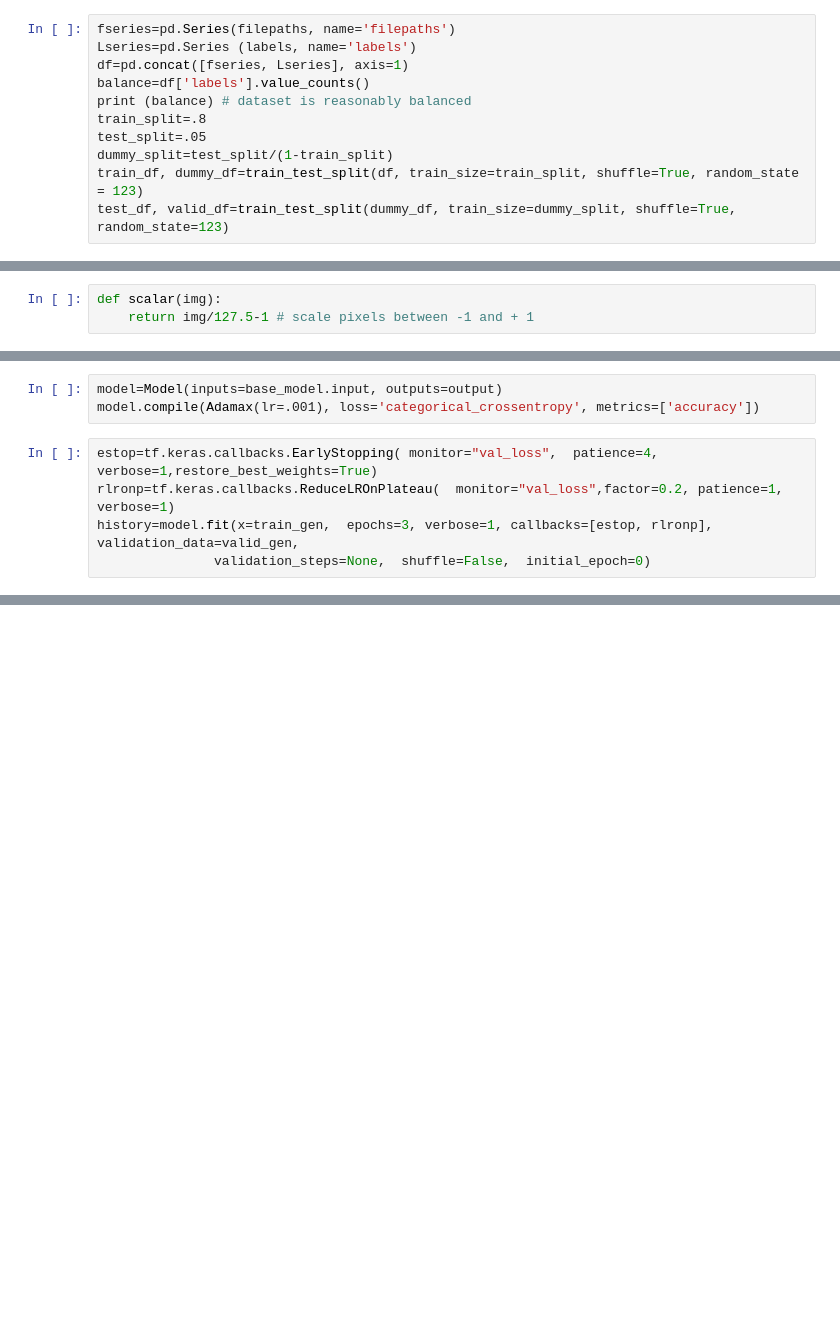
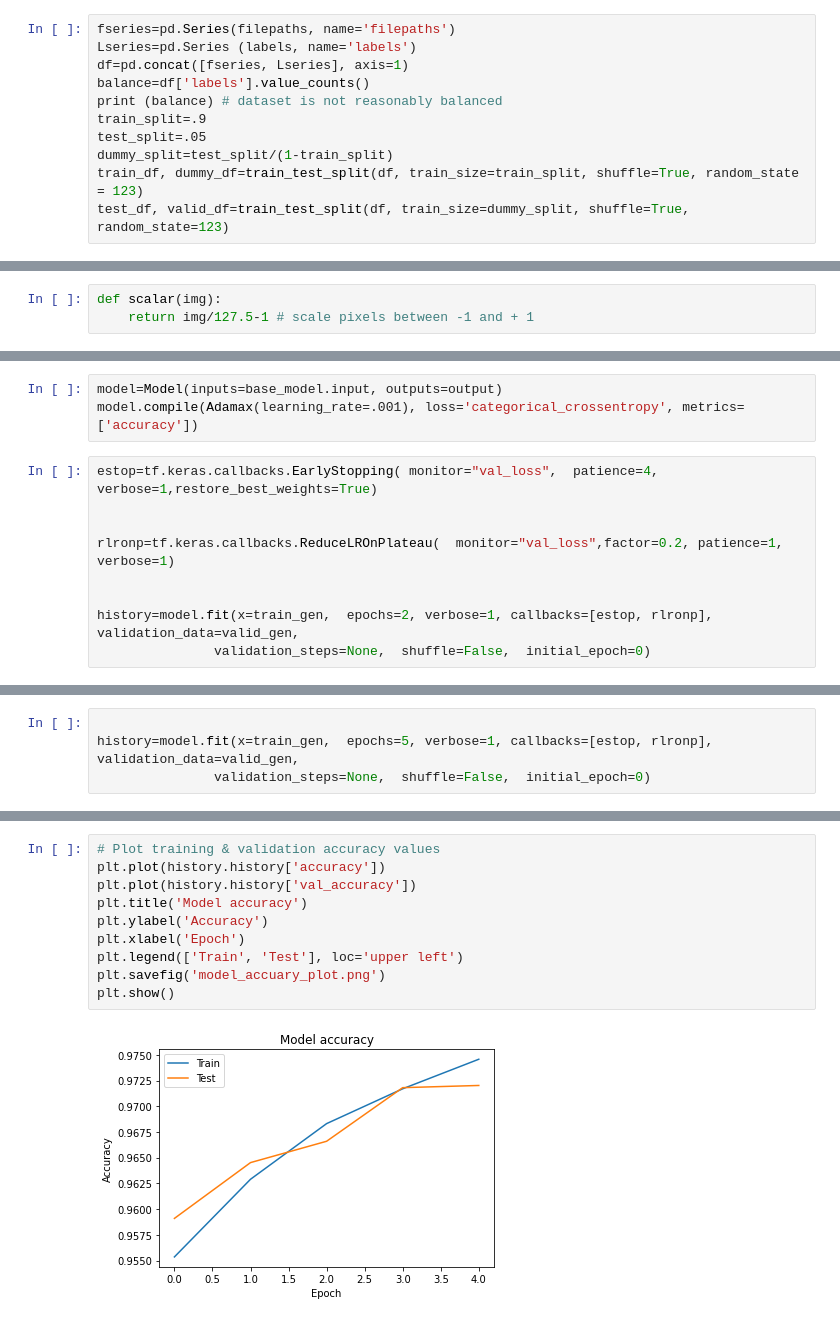
Before and after one commit to Hinakoushar-Tatakoti/Hand-written-Math-sysmbol-recognization, a Jupyter notebook: MobileNetV2.ipynb, the cells around one changed output, grey strips where cells are left out. Saved outputs shown, nothing was run; the diff lists cells and outputs as text; blank space fills up the shorter version.

```diff
--- a/MobileNetV2.ipynb
+++ b/MobileNetV2.ipynb
@@ -44,9 +59,9 @@ fseries=pd.Series(filepaths, name='filepaths')
 Lseries=pd.Series (labels, name='labels')
 df=pd.concat([fseries, Lseries], axis=1)
 balance=df['labels'].value_counts()
-print (balance) # dataset is reasonably balanced
-train_split=.8
+print (balance) # dataset is not reasonably balanced
+train_split=.9
 test_split=.05
 dummy_split=test_split/(1-train_split)
 train_df, dummy_df=train_test_split(df, train_size=train_split, shuffle=True, random_state = 123)
-test_df, valid_df=train_test_split(dummy_df, train_size=dummy_split, shuffle=True, random_state=123)
+test_df, valid_df=train_test_split(df, train_size=dummy_split, shuffle=True, random_state=123)
@@ -78,8 +128,12 @@ len(classes)
 # %%
 model=Model(inputs=base_model.input, outputs=output)
-model.compile(Adamax(lr=.001), loss='categorical_crossentropy', metrics=['accuracy'])
+model.compile(Adamax(learning_rate=.001), loss='categorical_crossentropy', metrics=['accuracy'])
 # %%
 estop=tf.keras.callbacks.EarlyStopping( monitor="val_loss",  patience=4, verbose=1,restore_best_weights=True)
+
+
 rlronp=tf.keras.callbacks.ReduceLROnPlateau(  monitor="val_loss",factor=0.2, patience=1, verbose=1)
-history=model.fit(x=train_gen,  epochs=3, verbose=1, callbacks=[estop, rlronp],  validation_data=valid_gen,
+
+
+history=model.fit(x=train_gen,  epochs=2, verbose=1, callbacks=[estop, rlronp],  validation_data=valid_gen,
                validation_steps=None,  shuffle=False,  initial_epoch=0)
@@ -88 +147,5 @@ save_path=r'/content/MobileNetV2.h5' # specify the path to where to save model
 model.save(save_path)
+# %%
+
+history=model.fit(x=train_gen,  epochs=5, verbose=1, callbacks=[estop, rlronp],  validation_data=valid_gen,
+               validation_steps=None,  shuffle=False,  initial_epoch=0)
@@ -88,0 +181,12 @@ model.save(save_path)
+# %%
+# Plot training & validation accuracy values
+plt.plot(history.history['accuracy'])
+plt.plot(history.history['val_accuracy'])
+plt.title('Model accuracy')
+plt.ylabel('Accuracy')
+plt.xlabel('Epoch')
+plt.legend(['Train', 'Test'], loc='upper left')
+plt.savefig('model_accuary_plot.png')
+plt.show()
+# %% [output]
+[figure, added]
```
Also changed, not shown: parts of 25 cells of this notebook.
